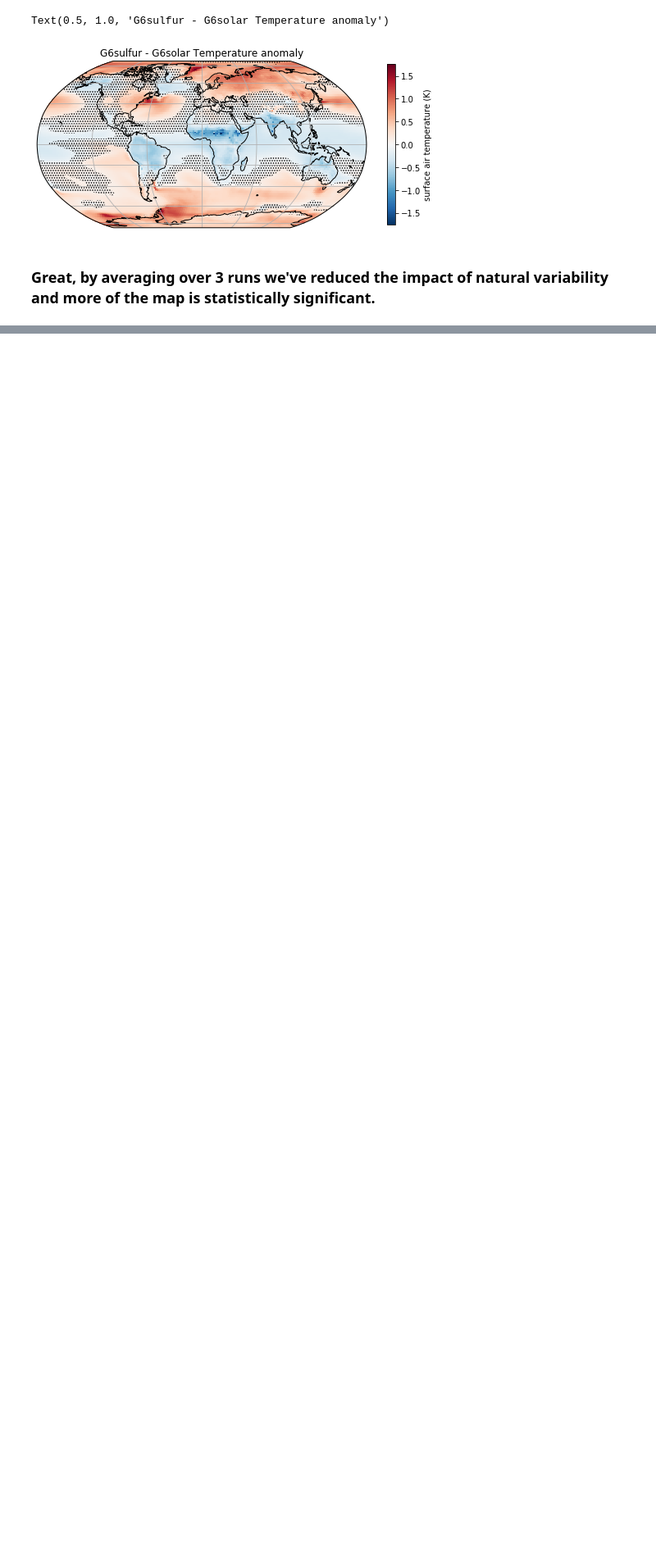
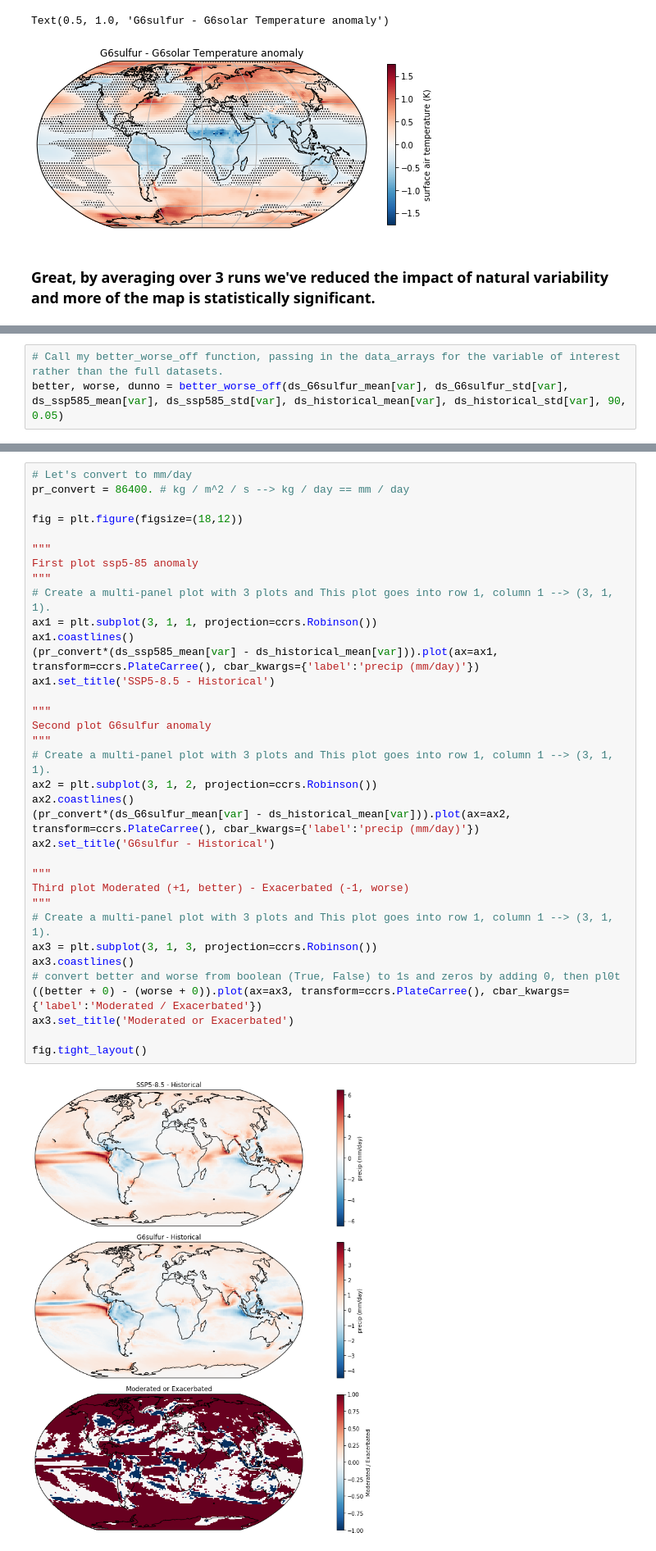
Before and after one commit to pjirvine/xarray_example, a Jupyter notebook: xarray_example.ipynb, the cells around one changed output, grey strips where cells are left out. Shown at 82% size. Cells and saved outputs as stored; diff of their text form; blank space fills up the shorter version.

Commit message:
added better_worse and multi-panel maps

```diff
--- a/xarray_example.ipynb
+++ b/xarray_example.ipynb
@@ -456,0 +503,3 @@ Text(0.5, 1.0, 'G6sulfur - G6solar Temperature anomaly')
+# %%
+# Call my better_worse_off function, passing in the data_arrays for the variable of interest rather than the full datasets.
+better, worse, dunno = better_worse_off(ds_G6sulfur_mean[var], ds_G6sulfur_std[var], ds_ssp585_mean[var], ds_ssp585_std[var], ds_historical_mean[var], ds_historical_std[var], 90, 0.05)
@@ -456,0 +510,37 @@ Text(0.5, 1.0, 'G6sulfur - G6solar Temperature anomaly')
+# %%
+# Let's convert to mm/day
+pr_convert = 86400. # kg / m^2 / s --> kg / day == mm / day
+
+fig = plt.figure(figsize=(18,12))
+
+"""
+First plot ssp5-85 anomaly
+"""
+# Create a multi-panel plot with 3 plots and This plot goes into row 1, column 1 --> (3, 1, 1).
+ax1 = plt.subplot(3, 1, 1, projection=ccrs.Robinson())
+ax1.coastlines()
+(pr_convert*(ds_ssp585_mean[var] - ds_historical_mean[var])).plot(ax=ax1, transform=ccrs.PlateCarree(), cbar_kwargs={'label':'precip (mm/day)'})
+ax1.set_title('SSP5-8.5 - Historical')
+
+"""
+Second plot G6sulfur anomaly
+"""
+# Create a multi-panel plot with 3 plots and This plot goes into row 1, column 1 --> (3, 1, 1).
+ax2 = plt.subplot(3, 1, 2, projection=ccrs.Robinson())
+ax2.coastlines()
+(pr_convert*(ds_G6sulfur_mean[var] - ds_historical_mean[var])).plot(ax=ax2, transform=ccrs.PlateCarree(), cbar_kwargs={'label':'precip (mm/day)'})
+ax2.set_title('G6sulfur - Historical')
+
+"""
+Third plot Moderated (+1, better) - Exacerbated (-1, worse)
+"""
+# Create a multi-panel plot with 3 plots and This plot goes into row 1, column 1 --> (3, 1, 1).
+ax3 = plt.subplot(3, 1, 3, projection=ccrs.Robinson())
+ax3.coastlines()
+# convert better and worse from boolean (True, False) to 1s and zeros by adding 0, then pl0t
+((better + 0) - (worse + 0)).plot(ax=ax3, transform=ccrs.PlateCarree(), cbar_kwargs={'label':'Moderated / Exacerbated'})
+ax3.set_title('Moderated or Exacerbated')
+
+fig.tight_layout()
+# %% [output]
+[figure, added]
```
Also changed, not shown: parts of 11 cells of this notebook, 1 other file.
